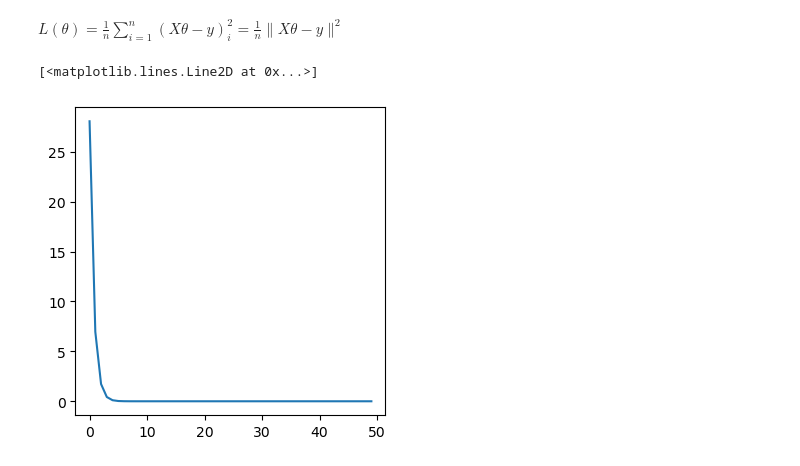
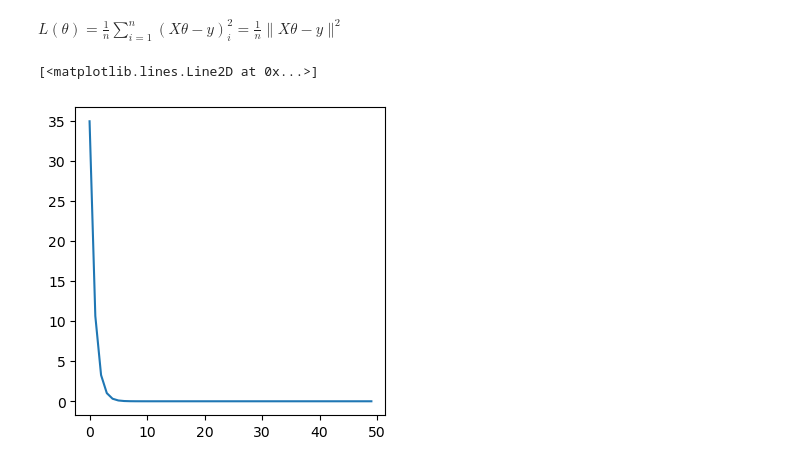
Before and after one commit to aaamini/torch-tut, a Jupyter notebook: W23/pytorch_basics.ipynb, the cells around one changed output. Saved outputs shown, nothing was run; the diff lists cells and outputs as text; code cells hidden in the pictures.

```diff
--- a/W23/pytorch_basics.ipynb
+++ b/W23/pytorch_basics.ipynb
@@ -153,31 +153,31 @@ def loss(theta):
 # %%
 import torch
 
-theta = torch.tensor([-1, -2.], requires_grad=True)
+theta = torch.tensor([3, -3.], requires_grad=True)
 
-lr = .4
+lr = .5
 n_steps = 50
 loss_hist = np.zeros(n_steps)
 theta_list = [theta.clone()]
 
 for i in range(n_steps):
    curr_loss = loss(theta)
    loss_hist[i] = curr_loss.item()
 
    curr_loss.backward()
 
    with torch.no_grad():
         theta -= lr * theta.grad
 
    theta.grad.zero_()
    theta_list.append(theta.clone())
 
 # plot the loss in loss_list
 fig, ax = plt.subplots(figsize=(4,4))
 ax.plot(loss_hist)
 # %% [output]
 [<matplotlib.lines.Line2D at 0x...>]
-[figure, old version]
+[figure, new version]
 # %%
 # Concatenate beta_list into a tensor of shape (n_steps+1, 2) and make into a numpy array
 theta_tensor = torch.stack(theta_list).detach().numpy()
```
Also changed, not shown: parts of 7 cells of this notebook, 2 other files.
